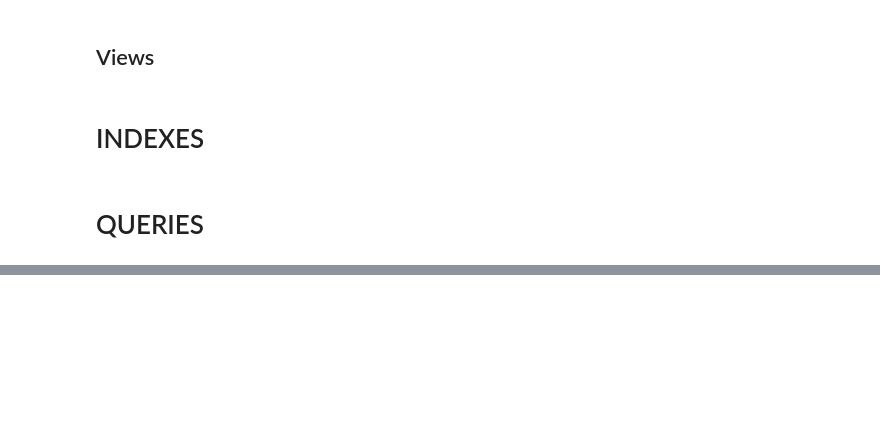
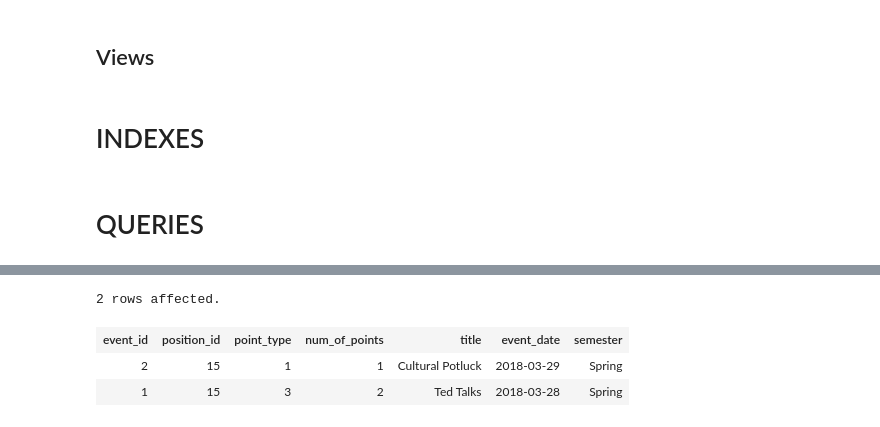
Before and after one commit to jamesgrady/CS4380-4320-Final-Project, a Jupyter notebook: DBMS+%28create%2Cqueries%2Cetc.%29.ipynb, the cells around one changed output, grey strips where cells are left out. Saved outputs shown, nothing was run; the diff lists cells and outputs as text; code cells hidden in the pictures; blank space fills up the shorter version.

```diff
--- a/DBMS+%28create%2Cqueries%2Cetc.%29.ipynb
+++ b/DBMS+%28create%2Cqueries%2Cetc.%29.ipynb
@@ -2065,0 +2401,8 @@ SELECT * FROM event_attendance;
+# %%
+%%sql
+SELECT * FROM events WHERE event_id = 1 OR event_id = 2
+# %% [output]
+2 rows affected.
+| event_id | position_id | point_type | num_of_points | title | event_date | semester |
+| 2 | 15 | 1 | 1 | Cultural Potluck | 2018-03-29 | Spring |
+| 1 | 15 | 3 | 2 | Ted Talks | 2018-03-28 | Spring |
```
Also changed, not shown: parts of 87 cells of this notebook.
